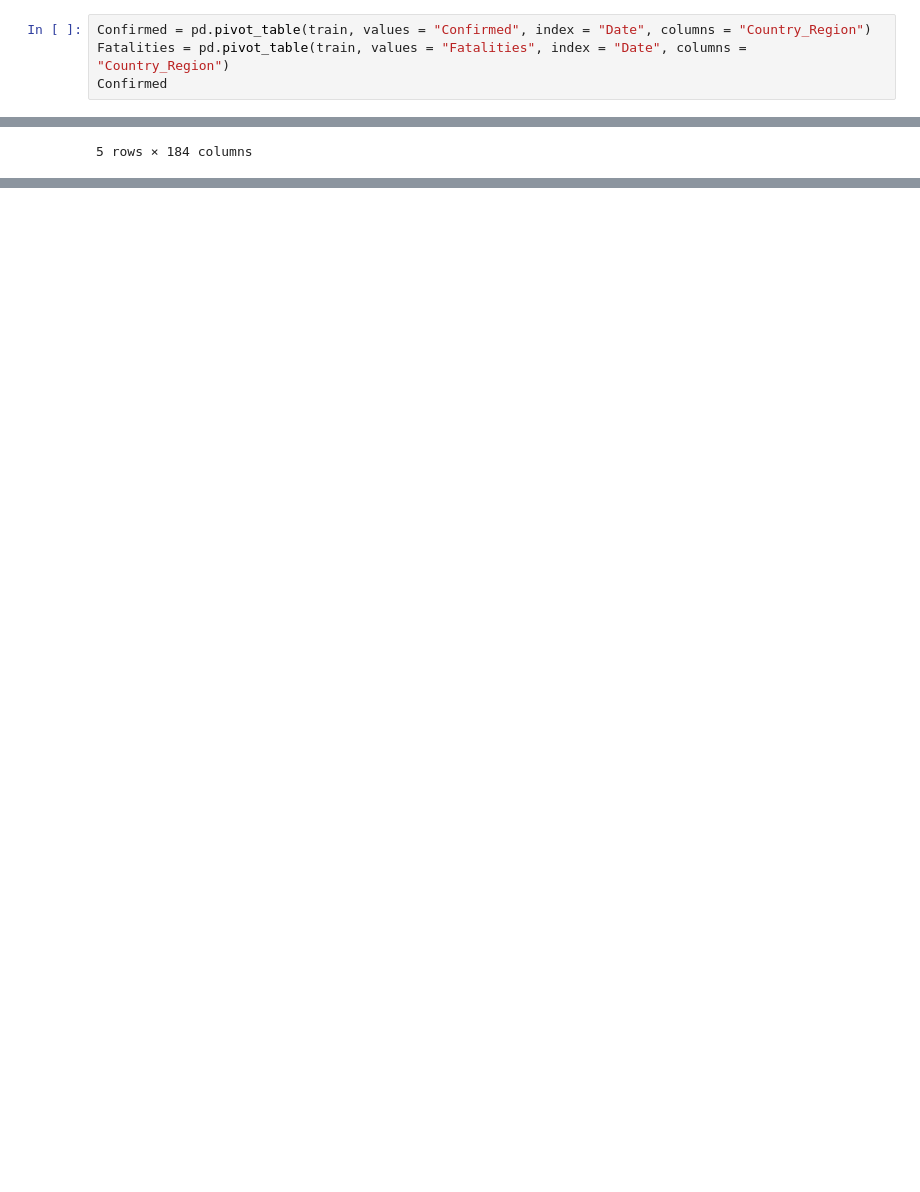
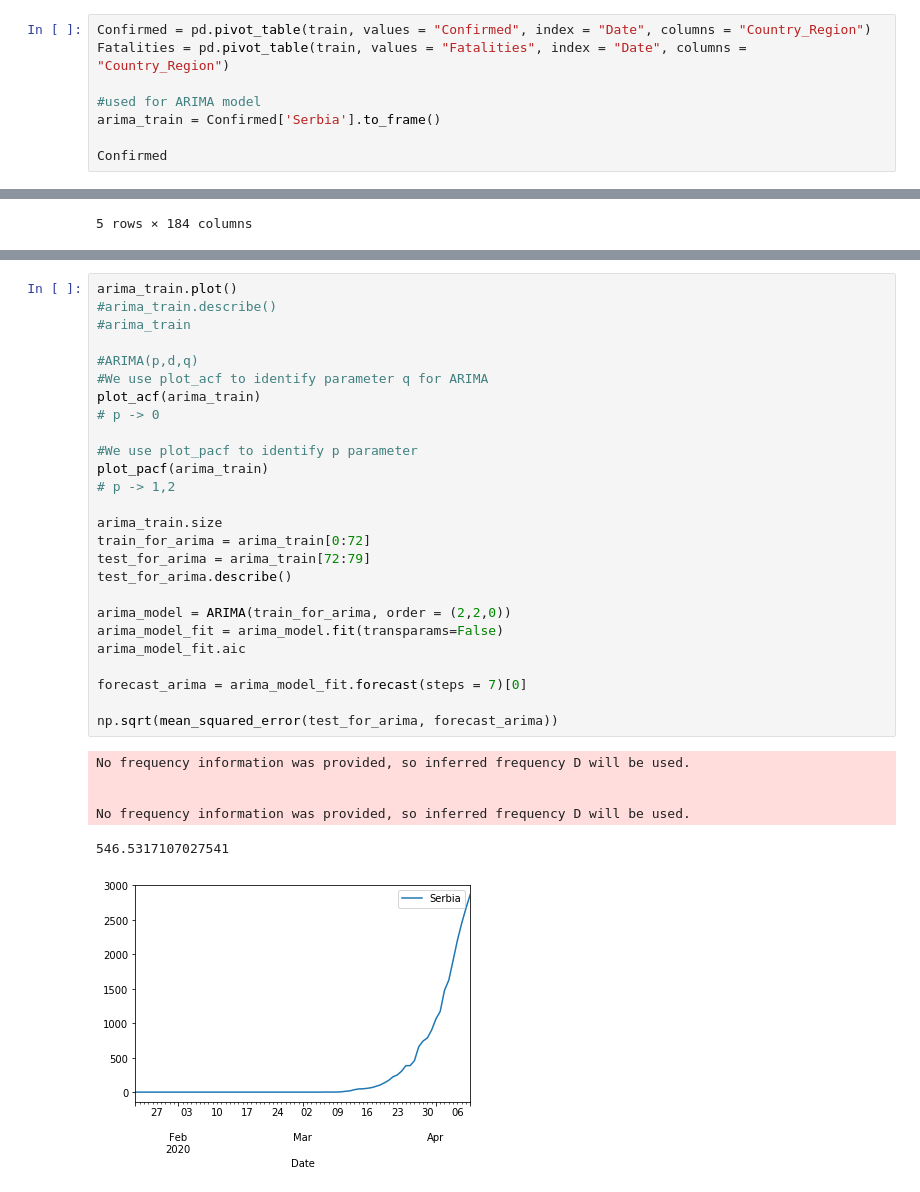
Before and after one commit to NevenaSoldat/LSTM_covid19_forecast, a Jupyter notebook: Multivariate forecasting.ipynb, the cells around one changed output, grey strips where cells are left out. Saved outputs shown, nothing was run; the diff lists cells and outputs as text; blank space fills up the shorter version.

Commit message:
Arima model

```diff
--- a/Multivariate forecasting.ipynb
+++ b/Multivariate forecasting.ipynb
@@ -152,6 +158,10 @@ train_countries.get_group('Serbia').set_index("Date").head()
 # %%
 Confirmed = pd.pivot_table(train, values = "Confirmed", index = "Date", columns = "Country_Region")
 Fatalities = pd.pivot_table(train, values = "Fatalities", index = "Date", columns = "Country_Region")
+
+#used for ARIMA model
+arima_train = Confirmed['Serbia'].to_frame()
+
 Confirmed
 # %% [output]
 | Country_Region | Afghanistan | Albania | Algeria | Andorra | Angola | Antigua and Barbuda | Argentina | Armenia | ... |
@@ -556,3 +566,36 @@ fig.layout.template = 'plotly_white'
 fig.show()
 # %% [output]
 [interactive output not drawn]
+# %%
+arima_train.plot()
+#arima_train.describe()
+#arima_train
+
+#ARIMA(p,d,q)
+#We use plot_acf to identify parameter q for ARIMA
+plot_acf(arima_train)
+# p -> 0
+
+#We use plot_pacf to identify p parameter
+plot_pacf(arima_train)
+# p -> 1,2
+
+arima_train.size
+train_for_arima = arima_train[0:72]
+test_for_arima = arima_train[72:79]
+test_for_arima.describe()
+
+arima_model = ARIMA(train_for_arima, order = (2,2,0))
+arima_model_fit = arima_model.fit(transparams=False)
+arima_model_fit.aic
+
+forecast_arima = arima_model_fit.forecast(steps = 7)[0]
+
+np.sqrt(mean_squared_error(test_for_arima, forecast_arima))
+# %% [output]
+No frequency information was provided, so inferred frequency D will be used.
+
+
+No frequency information was provided, so inferred frequency D will be used.
+546.5317107027541
+[figure, added]
```
Also changed, not shown: parts of 3 cells of this notebook.
